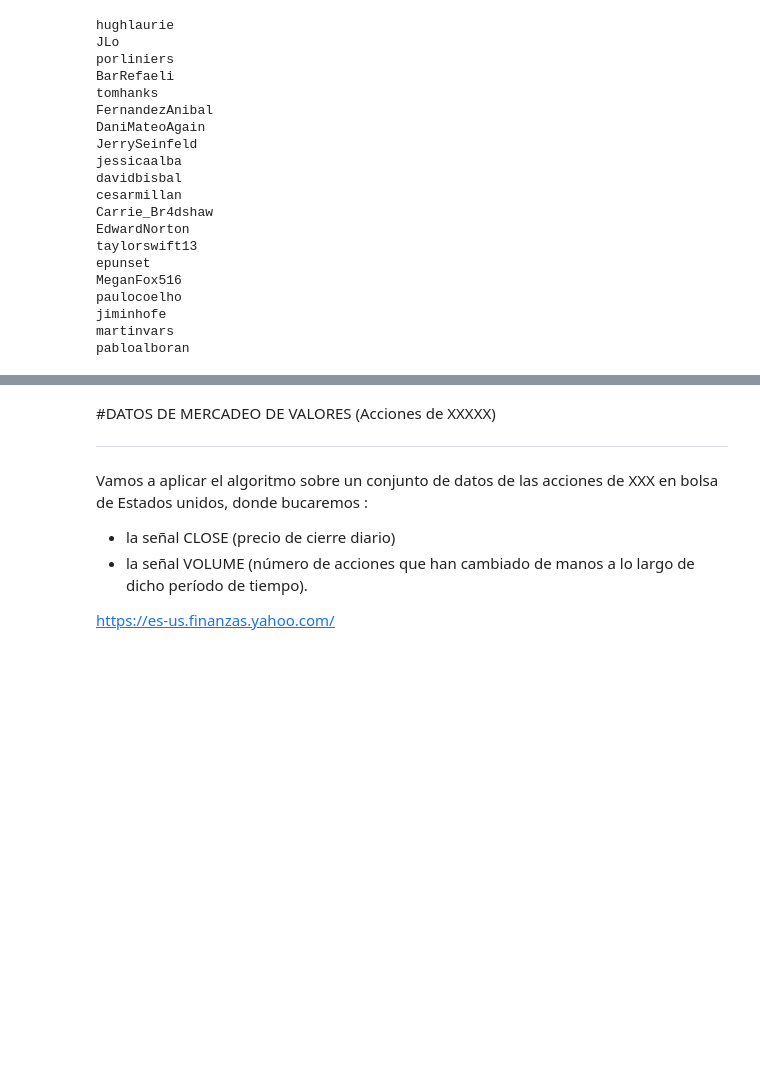
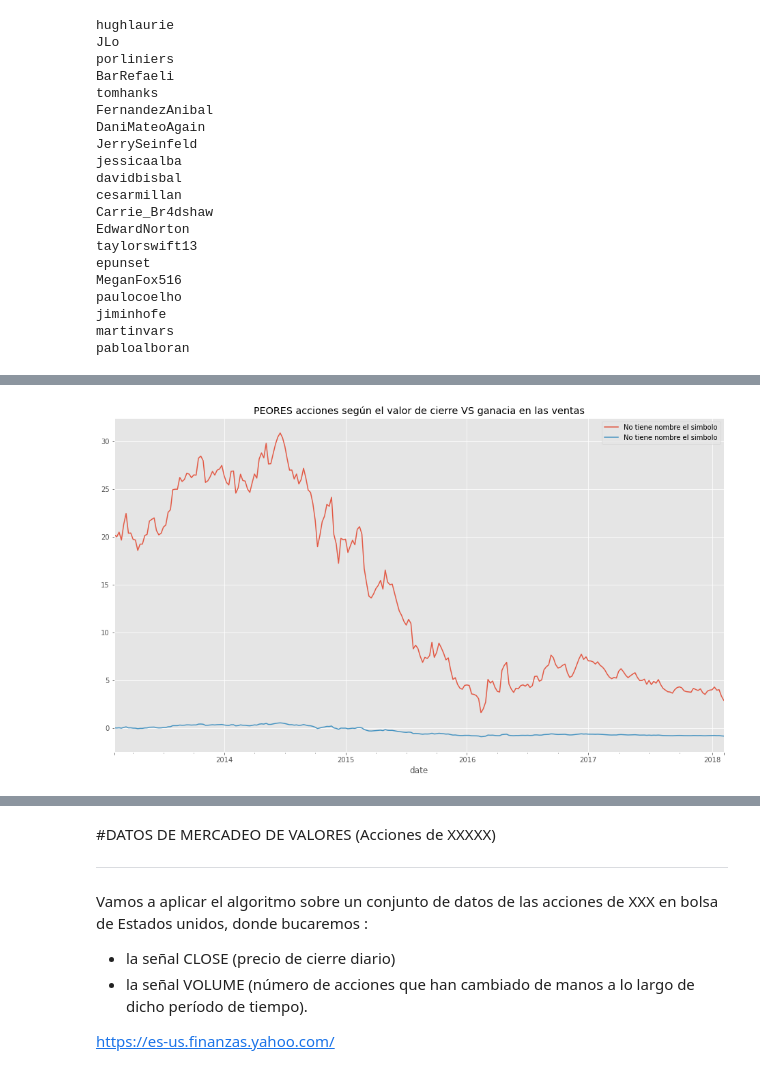
Before and after one commit to santiagomc12/Deep-Learning-20221, a Jupyter notebook: Primer Periodo/P1T6_KMEAN.ipynb, the cells around one changed output, grey strips where cells are left out. Cells and saved outputs as stored; diff of their text form; code cells hidden in the pictures; blank space fills up the shorter version.

```diff
--- a/Primer Periodo/P1T6_KMEAN.ipynb
+++ b/Primer Periodo/P1T6_KMEAN.ipynb
@@ -577,0 +960,7 @@ pabloalboran
+# %%
+plot_stock('CHK')
+plot_stock('CHK', df_acciones=returns)
+plt.title('PEORES acciones según el valor de cierre VS ganacia en las ventas')
+plt.legend();
+# %% [output]
+[figure, added]
```
Also changed, not shown: parts of 50 cells of this notebook.
